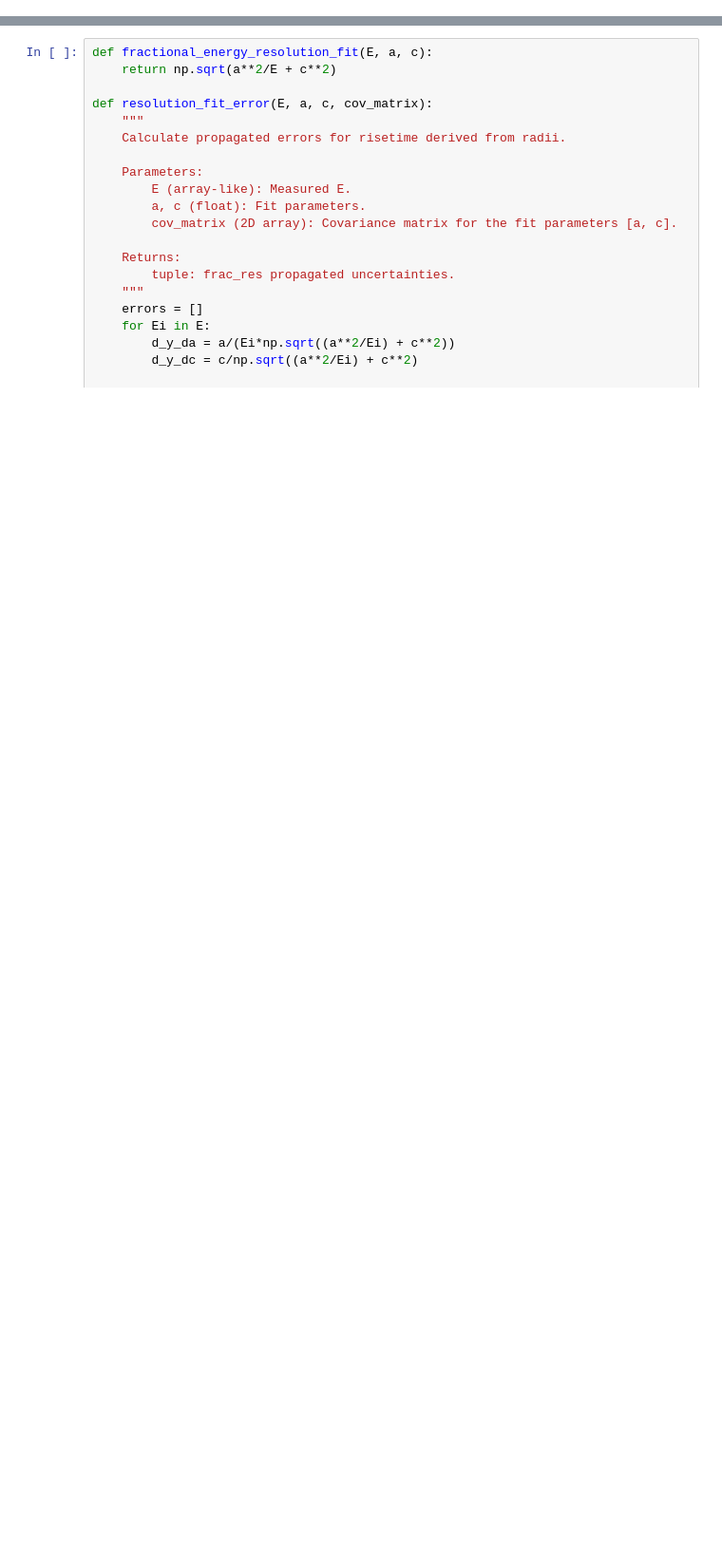
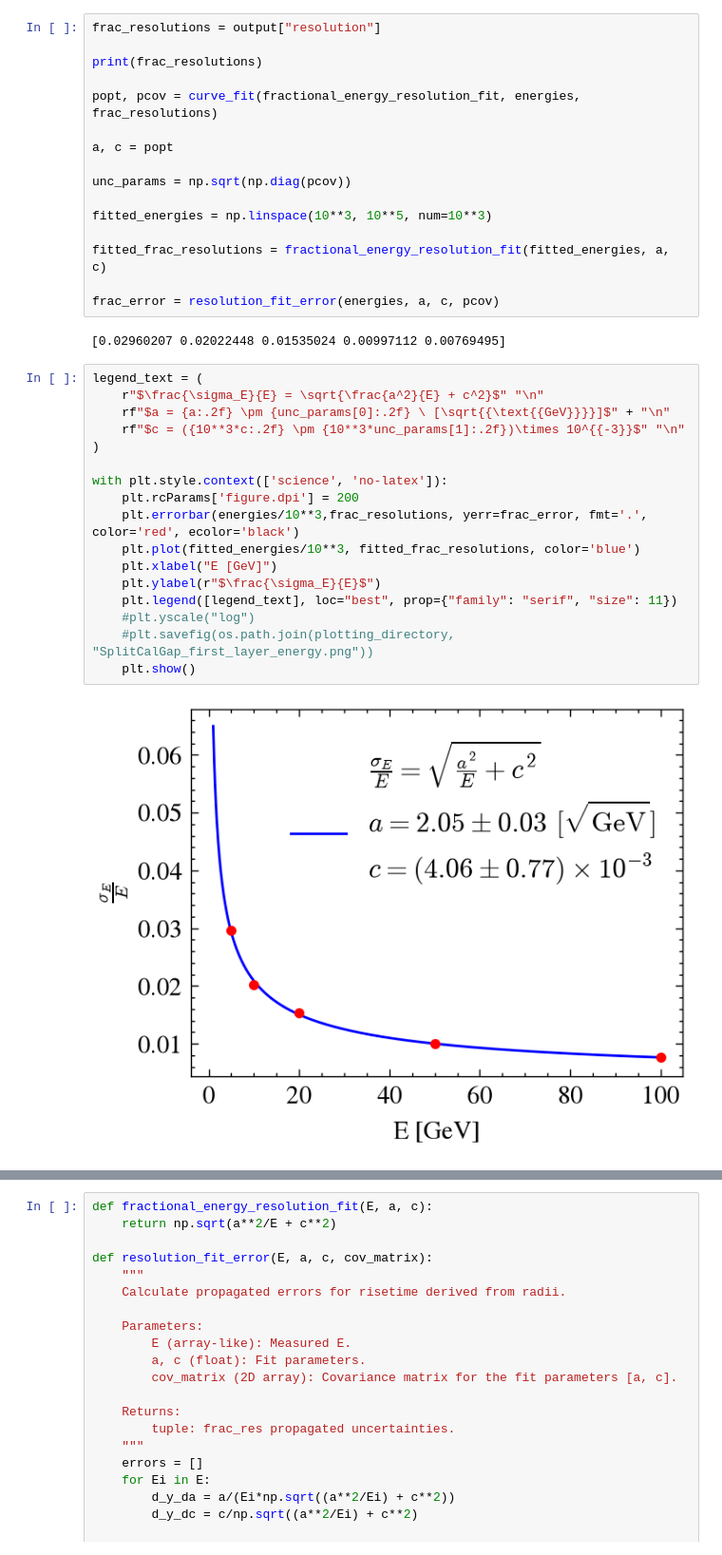
Before and after one commit to ElliottPWright/ECAL_Simulation_Analysis, a Jupyter notebook: Python/GeoModelSplitCal_Extraction.ipynb, the cells around one changed output, grey strips where cells are left out. Shown at 95% size. Cells and saved outputs as stored; diff of their text form; blank space fills up the shorter version.

```diff
--- a/Python/GeoModelSplitCal_Extraction.ipynb
+++ b/Python/GeoModelSplitCal_Extraction.ipynb
@@ -152,0 +938,37 @@ with plt.style.context(['science', 'no-latex']):
+# %%
+frac_resolutions = output["resolution"]
+
+print(frac_resolutions)
+
+popt, pcov = curve_fit(fractional_energy_resolution_fit, energies, frac_resolutions)
+
+a, c = popt
+
+unc_params = np.sqrt(np.diag(pcov))
+
+fitted_energies = np.linspace(10**3, 10**5, num=10**3)
+
+fitted_frac_resolutions = fractional_energy_resolution_fit(fitted_energies, a, c)
+
+frac_error = resolution_fit_error(energies, a, c, pcov)
+# %% [output]
+[0.02960207 0.02022448 0.01535024 0.00997112 0.00769495]
+# %%
+legend_text = (
+    r"$\frac{\sigma_E}{E} = \sqrt{\frac{a^2}{E} + c^2}$" "\n"
+    rf"$a = {a:.2f} \pm {unc_params[0]:.2f} \ [\sqrt{{\text{{GeV}}}}]$" + "\n"
+    rf"$c = ({10**3*c:.2f} \pm {10**3*unc_params[1]:.2f})\times 10^{{-3}}$" "\n"
+)
+
+with plt.style.context(['science', 'no-latex']):
+    plt.rcParams['figure.dpi'] = 200
+    plt.errorbar(energies/10**3,frac_resolutions, yerr=frac_error, fmt='.', color='red', ecolor='black')
+    plt.plot(fitted_energies/10**3, fitted_frac_resolutions, color='blue')
+    plt.xlabel("E [GeV]")
+    plt.ylabel(r"$\frac{\sigma_E}{E}$")
+    plt.legend([legend_text], loc="best", prop={"family": "serif", "size": 11})
+    #plt.yscale("log")
+    #plt.savefig(os.path.join(plotting_directory, "SplitCalGap_first_layer_energy.png"))
+    plt.show()
+# %% [output]
+[figure, added]
```
Also changed, not shown: parts of 13 cells of this notebook, 8 other files.
